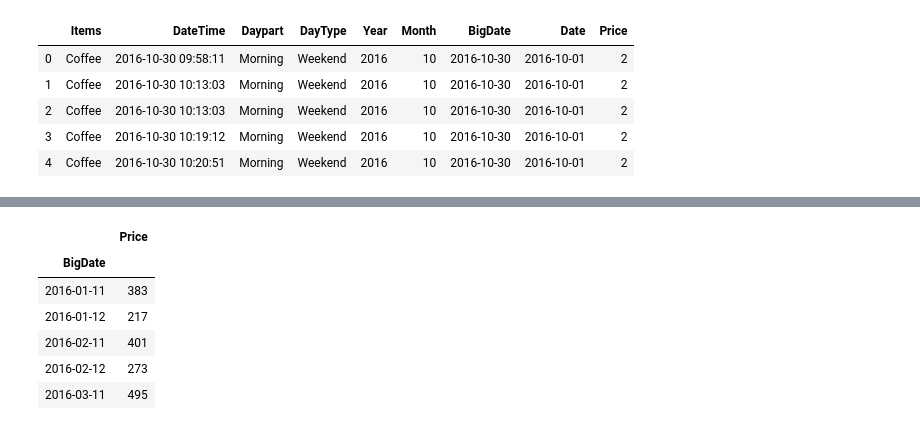
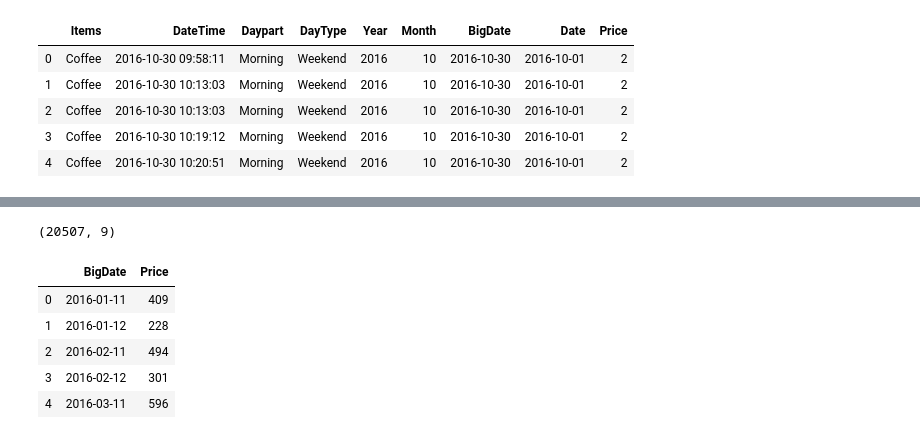
Before and after one commit to enmagal/LANE_project, a Jupyter notebook: Sales prevision.ipynb, the cells around one changed output, grey strips where cells are left out. Cells and saved outputs as stored; diff of their text form; code cells hidden in the pictures.

```diff
--- a/Sales prevision.ipynb
+++ b/Sales prevision.ipynb
@@ -150,16 +104,20 @@ Name: Items, dtype: int64
+# %%
+df.shape
+# %% [output]
+(20507, 9)
 # %%
 #Groups
+sales = df.groupby(by='BigDate', as_index=False).sum()
 dataByDate = df.groupby(by='BigDate').sum()
 dataByMonth = df.groupby(by=['Year','Month']).sum()
 dataByItem = df.groupby(by='Items', as_index=False)
 
-dataByDate = dataByDate.drop(columns=['Year','Month'])
-dataByDate.head()
+sales = sales.drop(columns=['Year','Month'])
+sales.head()
 # %% [output]
-|  | Price |
-| BigDate |  |
-| 2016-01-11 | 383 |
-| 2016-01-12 | 217 |
-| 2016-02-11 | 401 |
-| 2016-02-12 | 273 |
-| 2016-03-11 | 495 |
+|  | BigDate | Price |
+| 0 | 2016-01-11 | 409 |
+| 1 | 2016-01-12 | 228 |
+| 2 | 2016-02-11 | 494 |
+| 3 | 2016-02-12 | 301 |
+| 4 | 2016-03-11 | 596 |
```
Also changed, not shown: parts of 23 cells of this notebook, 2 other files.
